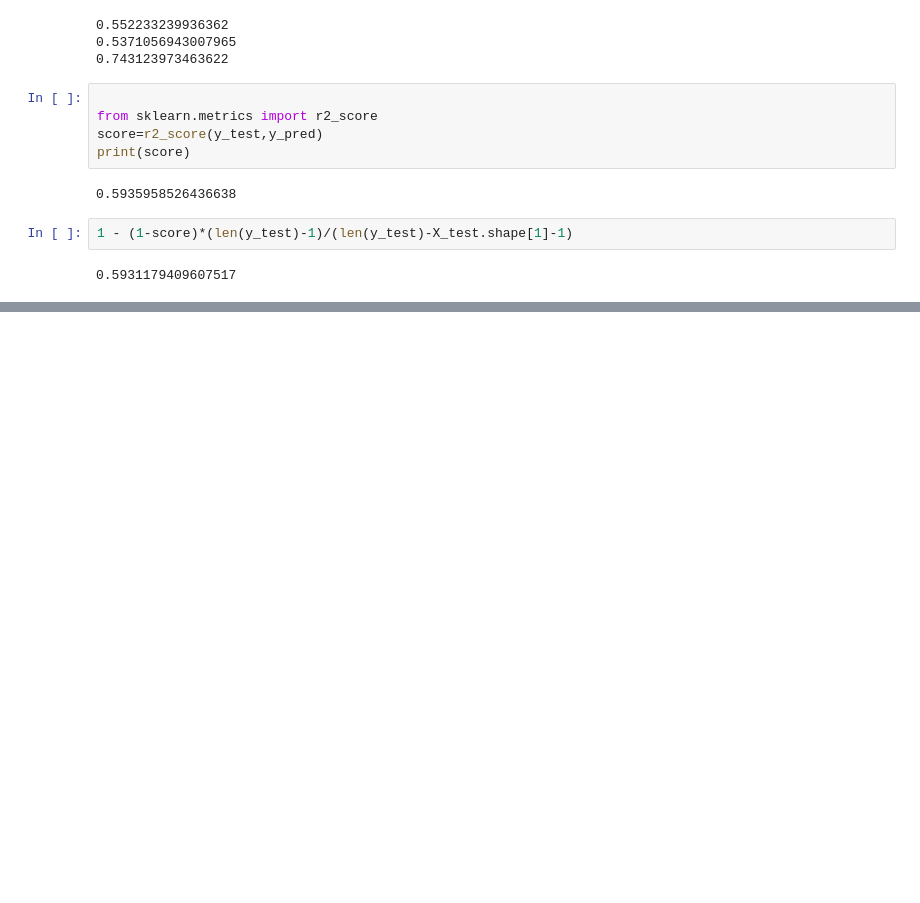
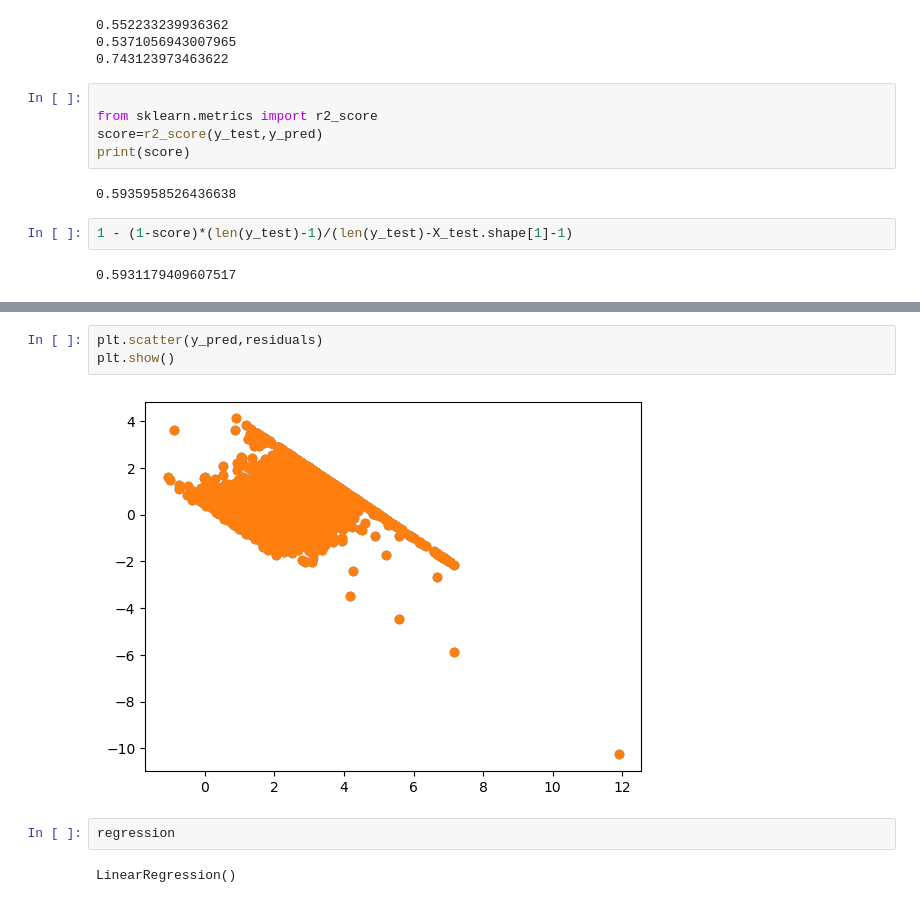
Before and after one commit to rahul-coo/Multi_linear_Model, a Jupyter notebook: California_Housing.ipynb, the cells around one changed output, grey strips where cells are left out. Saved outputs shown, nothing was run; the diff lists cells and outputs as text; blank space fills up the shorter version.

```diff
--- a/California_Housing.ipynb
+++ b/California_Housing.ipynb
@@ -326,0 +357,9 @@ print(score)
+# %%
+plt.scatter(y_pred,residuals)
+plt.show()
+# %% [output]
+[figure, added]
+# %%
+regression
+# %% [output]
+LinearRegression()
```
Also changed, not shown: parts of 4 cells of this notebook, 1 other file.
